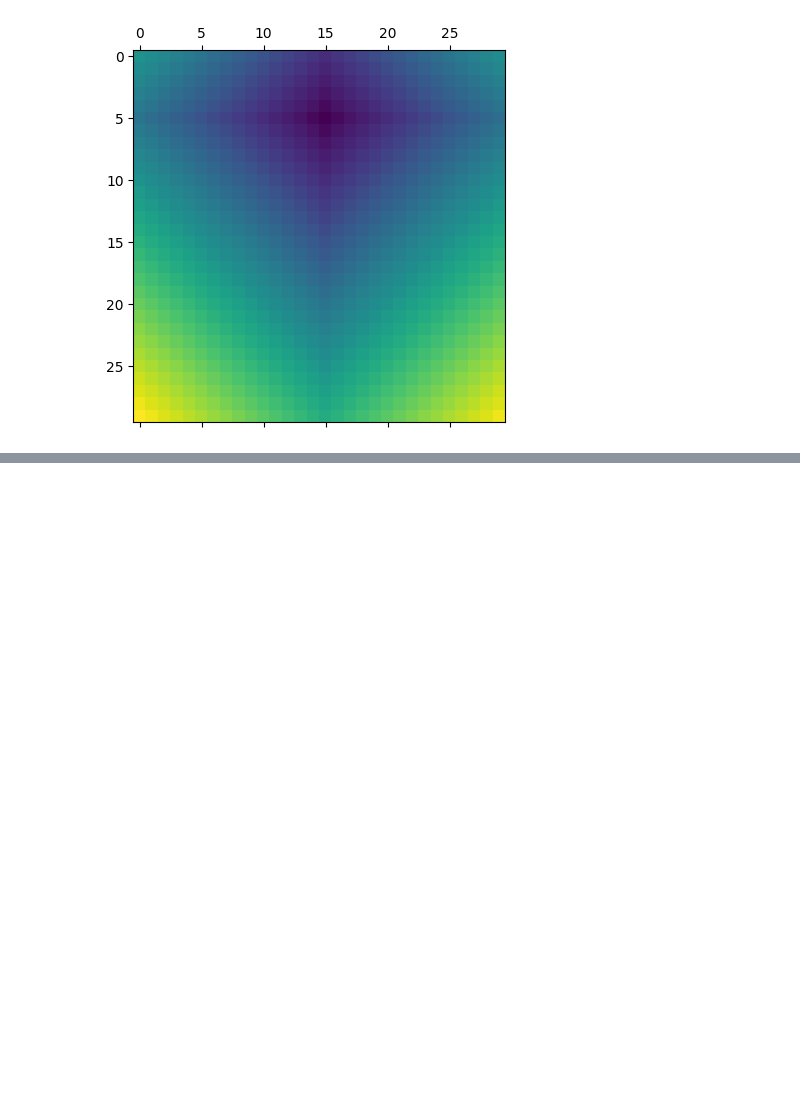
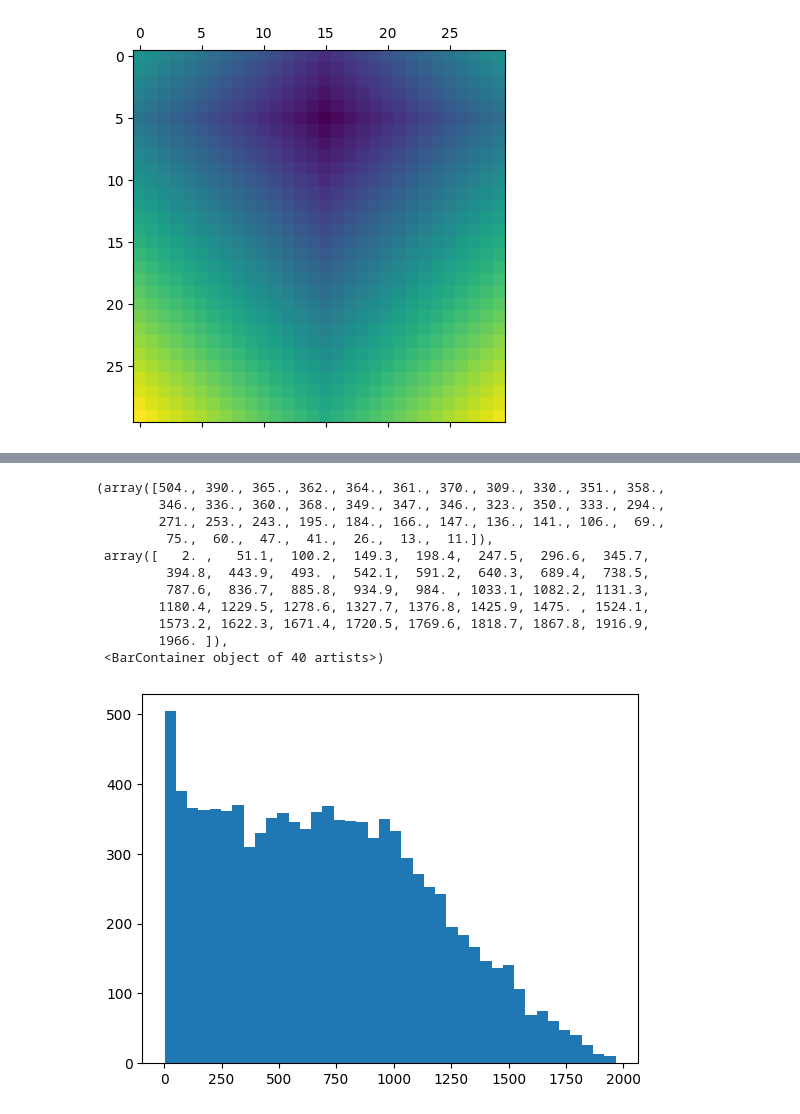
Before and after one commit to ricsi98/utvalasztas_verseny, a Jupyter notebook: baseline.ipynb, the cells around one changed output, grey strips where cells are left out. Cells and saved outputs as stored; diff of their text form; code cells hidden in the pictures; blank space fills up the shorter version.

```diff
--- a/baseline.ipynb
+++ b/baseline.ipynb
@@ -195,0 +158,15 @@ plt.show()
+# %%
+plt.hist(samples, bins=40)
+# %% [output]
+(array([504., 390., 365., 362., 364., 361., 370., 309., 330., 351., 358.,
+        346., 336., 360., 368., 349., 347., 346., 323., 350., 333., 294.,
+        271., 253., 243., 195., 184., 166., 147., 136., 141., 106.,  69.,
+         75.,  60.,  47.,  41.,  26.,  13.,  11.]),
+ array([   2. ,   51.1,  100.2,  149.3,  198.4,  247.5,  296.6,  345.7,
+         394.8,  443.9,  493. ,  542.1,  591.2,  640.3,  689.4,  738.5,
+         787.6,  836.7,  885.8,  934.9,  984. , 1033.1, 1082.2, 1131.3,
+        1180.4, 1229.5, 1278.6, 1327.7, 1376.8, 1425.9, 1475. , 1524.1,
+        1573.2, 1622.3, 1671.4, 1720.5, 1769.6, 1818.7, 1867.8, 1916.9,
+        1966. ]),
+ <BarContainer object of 40 artists>)
+[figure, added]
```
Also changed, not shown: parts of 2 cells of this notebook.
